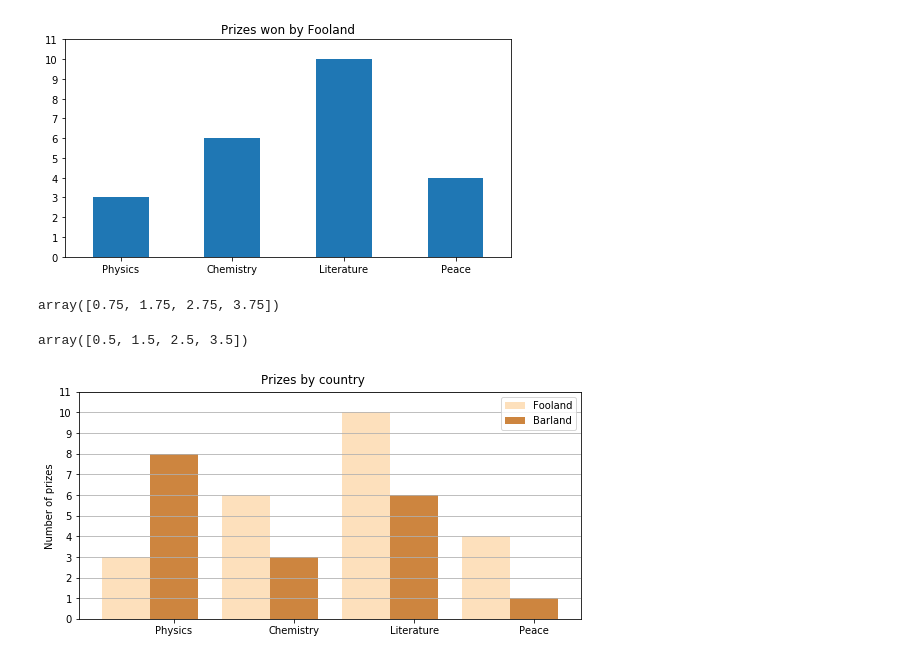
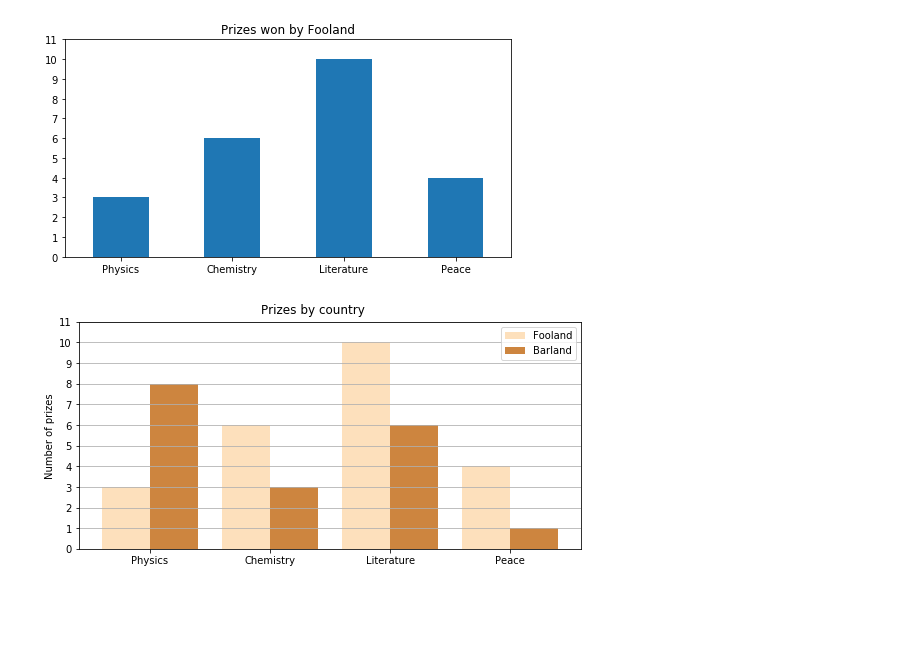
Before and after one commit to Jianhua-Wang/pyjsviz, a Jupyter notebook: matplotlib.ipynb, the cells around one changed output. Saved outputs shown, nothing was run; the diff lists cells and outputs as text; code cells hidden in the pictures; blank space fills up the shorter version.

```diff
--- a/matplotlib.ipynb
+++ b/matplotlib.ipynb
@@ -87,32 +89,23 @@ plt.gca().get_yaxis().tick_left()
 plt.gcf().set_size_inches((8, 4))
 # %% [output]
 [figure]
-# %%
-xlocations+bar_width/2
-# %% [output]
-array([0.75, 1.75, 2.75, 3.75])
-# %%
-xlocations
-# %% [output]
-array([0.5, 1.5, 2.5, 3.5])
 # %%
 labels = ["Physics", "Chemistry", "Literature", "Peace"]
 foo_data= [3,6,10,4]
 bar_data = [8, 3, 6, 1]
 fig, ax = plt.subplots(figsize=(8, 4))
 bar_width = 0.4
 xlocs = np.arange(len(foo_data))
-ax.bar(xlocs-bar_width, foo_data, bar_width,
-color='#fde0bc', label='Fooland')
+ax.bar(xlocs-bar_width, foo_data, bar_width,color='#fde0bc', label='Fooland')
 ax.bar(xlocs, bar_data, bar_width, color='peru', label='Barland') #--- ticks, labels, grids, and title
 ax.set_yticks(range(12))
-ax.set_xticks(ticks=range(len(foo_data)))
+ax.set_xticks(ticks=xlocs-bar_width/2)
 ax.set_xticklabels(labels)
 ax.yaxis.grid(True)
 ax.legend(loc='best')
 ax.set_ylabel('Number of prizes')
 fig.suptitle('Prizes by country')
 fig.tight_layout(pad=2)
 # fig.savefig('mpl_barchart_multi.png', dpi=200)
 # %% [output]
-[figure, old version]
+[figure, new version]
```
Also changed, not shown: parts of 10 cells of this notebook, 1 other file.
